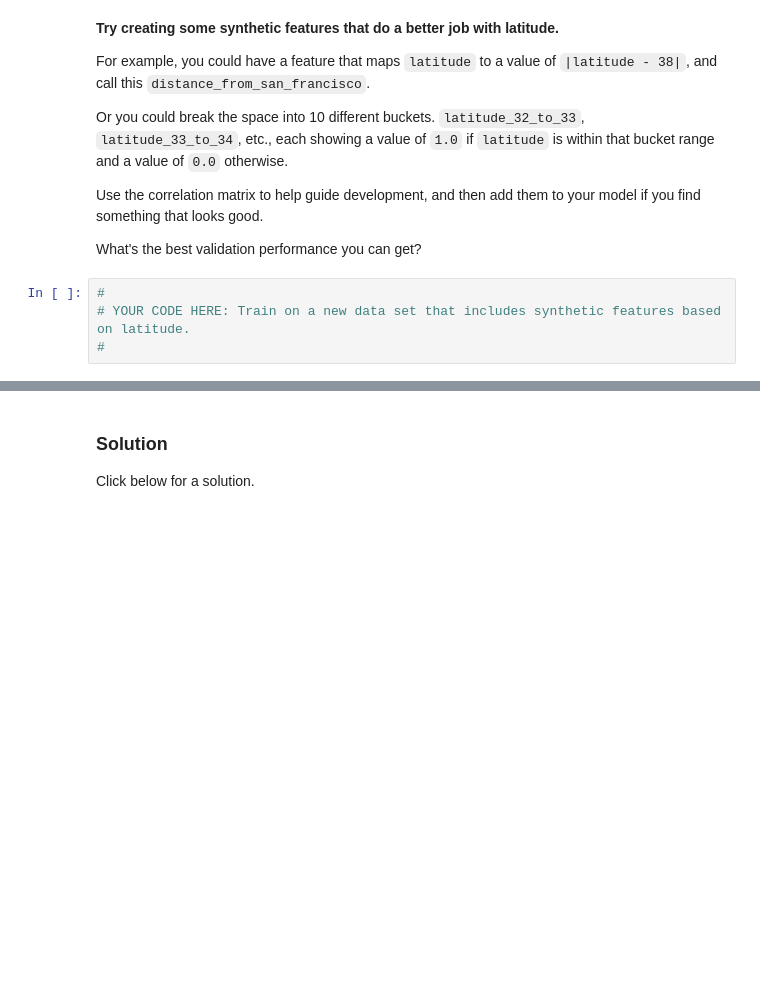
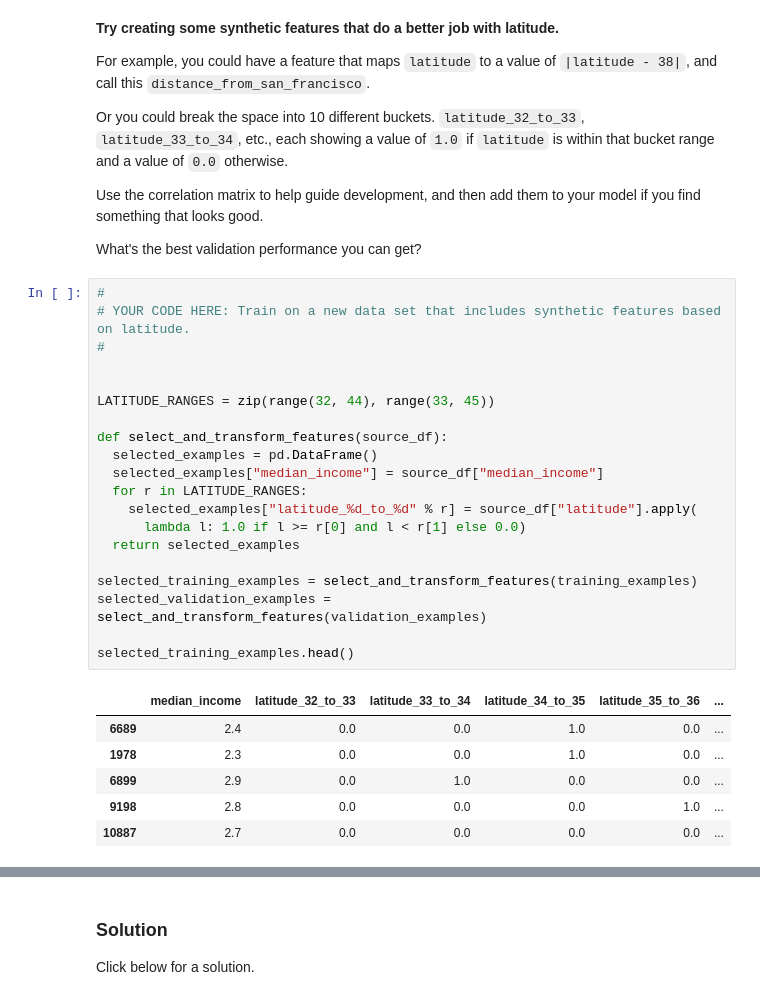
Before and after one commit to mahesh-projects/google-ml-crash-course, a Jupyter notebook: feature_sets.ipynb, the cells around one changed output, grey strips where cells are left out. Drawn from its saved outputs; the diff is of its cells as text; blank space fills up the shorter version.

```diff
--- a/feature_sets.ipynb
+++ b/feature_sets.ipynb
@@ -437,7 +437,30 @@ Or you could break the space into 10 different buckets.  `latitude_32_to_33`, `l
 Use the correlation matrix to help guide development, and then add them to your model if you find something that looks good.
 
 What's the best validation performance you can get?
-# %%
-#
-# YOUR CODE HERE: Train on a new data set that includes synthetic features based on latitude.
-#
+# %%
+#
+# YOUR CODE HERE: Train on a new data set that includes synthetic features based on latitude.
+#
+
+
+LATITUDE_RANGES = zip(range(32, 44), range(33, 45))
+
+def select_and_transform_features(source_df):
+  selected_examples = pd.DataFrame()
+  selected_examples["median_income"] = source_df["median_income"]
+  for r in LATITUDE_RANGES:
+    selected_examples["latitude_%d_to_%d" % r] = source_df["latitude"].apply(
+      lambda l: 1.0 if l >= r[0] and l < r[1] else 0.0)
+  return selected_examples
+
+selected_training_examples = select_and_transform_features(training_examples)
+selected_validation_examples = select_and_transform_features(validation_examples)
+
+selected_training_examples.head()
+# %% [output]
+|  | median_income | latitude_32_to_33 | latitude_33_to_34 | latitude_34_to_35 | latitude_35_to_36 | ... |
+| 6689 | 2.4 | 0.0 | 0.0 | 1.0 | 0.0 | ... |
+| 1978 | 2.3 | 0.0 | 0.0 | 1.0 | 0.0 | ... |
+| 6899 | 2.9 | 0.0 | 1.0 | 0.0 | 0.0 | ... |
+| 9198 | 2.8 | 0.0 | 0.0 | 0.0 | 1.0 | ... |
+| 10887 | 2.7 | 0.0 | 0.0 | 0.0 | 0.0 | ... |
```
Also changed, not shown: parts of 4 cells of this notebook.
